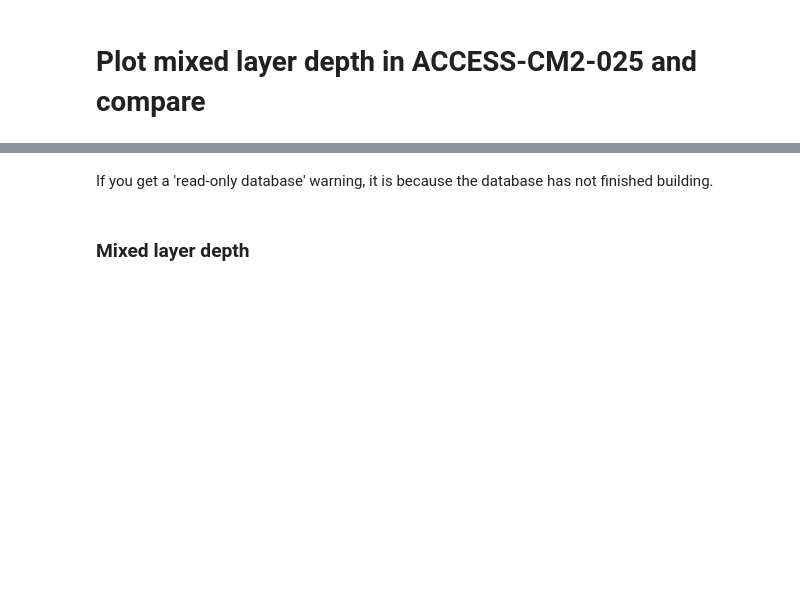
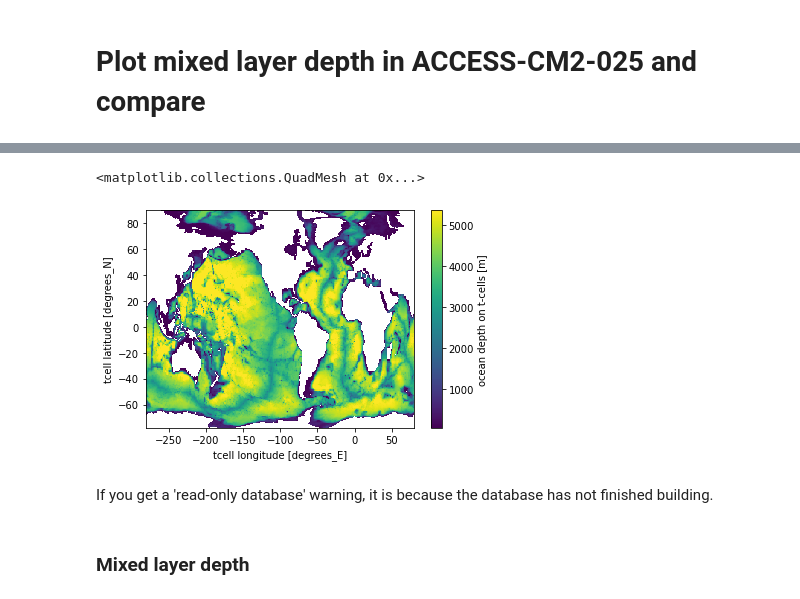
Before and after one commit to wghuneke/ACCESS-CM2-025_Analysis, a Jupyter notebook: notebooks/Plot_mld.ipynb, the cells around one changed output, grey strips where cells are left out. Drawn from its saved outputs; the diff is of its cells as text; code cells hidden in the pictures; blank space fills up the shorter version.

```diff
--- a/notebooks/Plot_mld.ipynb
+++ b/notebooks/Plot_mld.ipynb
@@ -50,3 +24,5 @@ expt_CM2_1   = 'bz687'
 session_OM2  = cc.database.create_session('/g/data/ik11/databases/cosima_master.db')
 expt_OM2_025 = '025deg_jra55_ryf9091_gadi'
 expt_OM2_1   = '1deg_jra55_ryf9091_gadi'
+# %%
+test = cc.querying.getvar(expt_OM2_01, 'ht', session, n=1)
@@ -52,0 +40,5 @@ expt_OM2_1   = '1deg_jra55_ryf9091_gadi'
+# %%
+test.plot()
+# %% [output]
+<matplotlib.collections.QuadMesh at 0x...>
+[figure, added]
```
Also changed, not shown: parts of 4 cells of this notebook, 1 other file.
